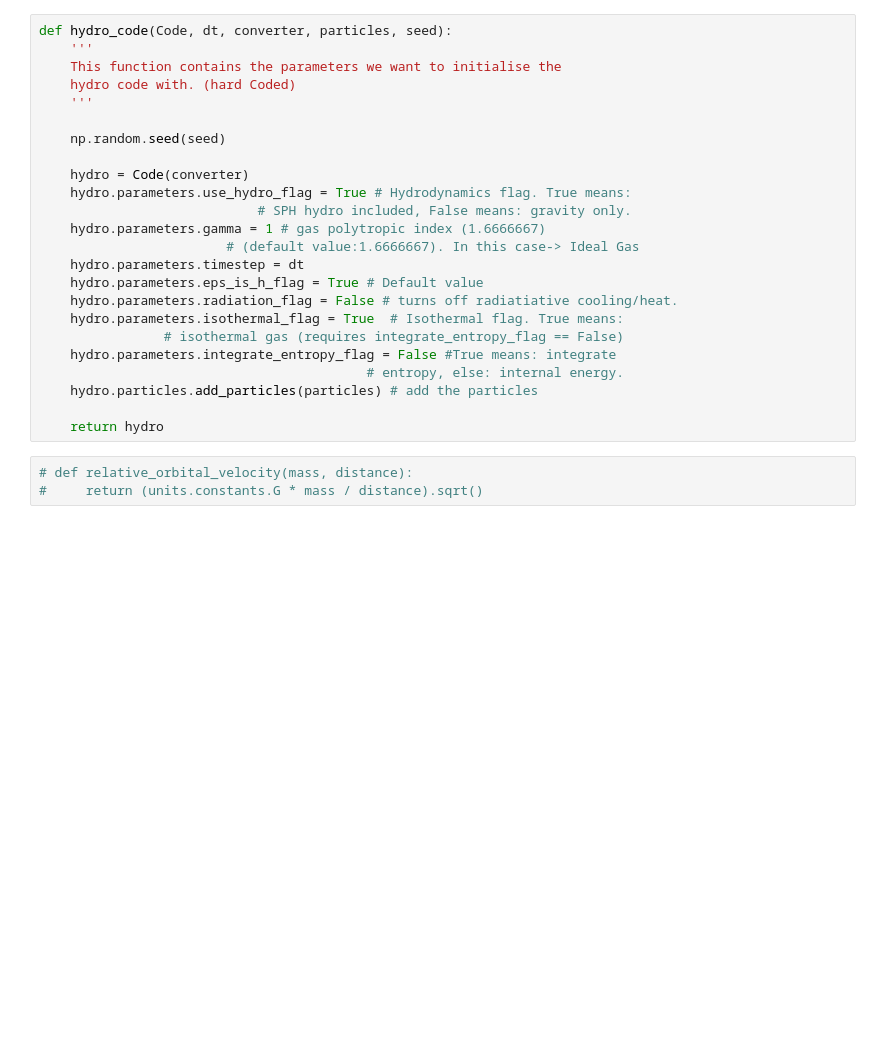
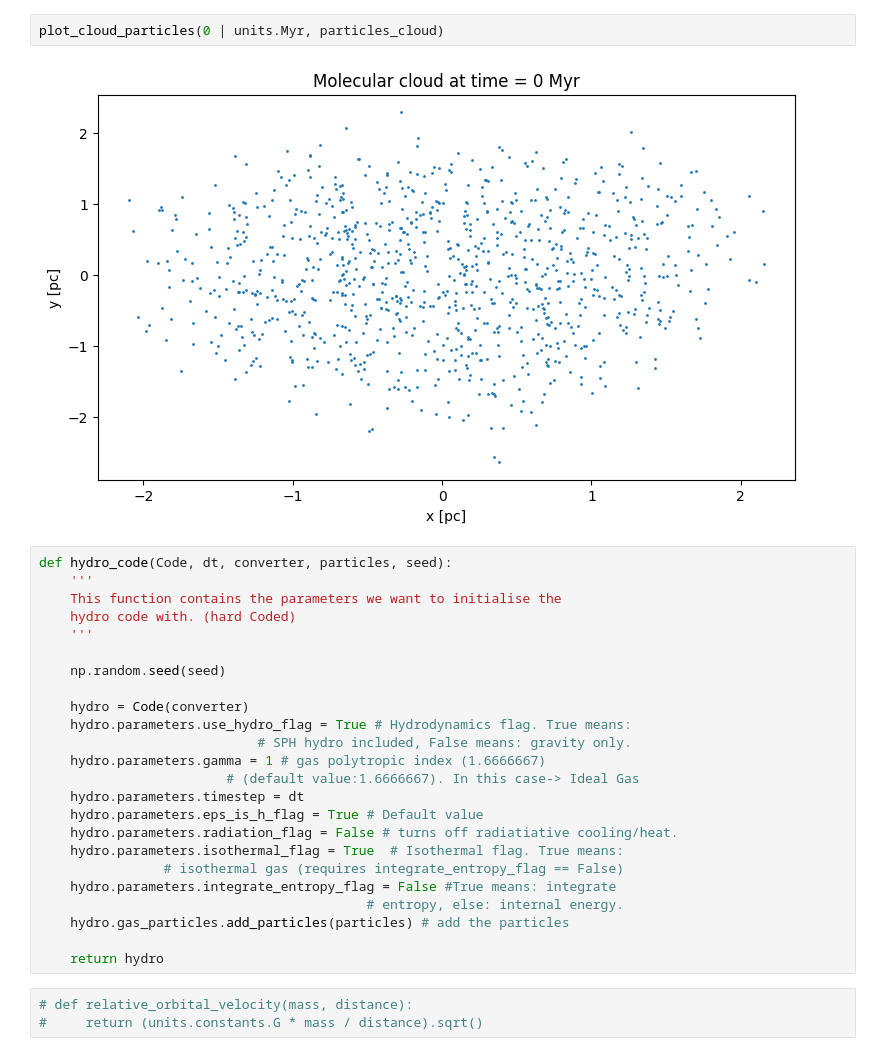
Before and after one commit to umuzigazuba/AMUSE-_project_SNOOPS, a Jupyter notebook: AMUSE_project_YESSIR/src/obriter_diagnostic.ipynb, the cells around one changed output. Saved outputs shown, nothing was run; the diff lists cells and outputs as text; blank space fills up the shorter version.

```diff
--- a/AMUSE_project_YESSIR/src/obriter_diagnostic.ipynb
+++ b/AMUSE_project_YESSIR/src/obriter_diagnostic.ipynb
@@ -31,4 +31,8 @@ Time 0.4 Myr
 Average mass of a SPH particle 0.5181347150259056.
+# %%
+plot_cloud_particles(0 | units.Myr, particles_cloud)
+# %% [output]
+[figure, added]
 # %%
 def hydro_code(Code, dt, converter, particles, seed):
     '''
@@ -50,7 +54,7 @@ def hydro_code(Code, dt, converter, particles, seed):
                 # isothermal gas (requires integrate_entropy_flag == False)
     hydro.parameters.integrate_entropy_flag = False #True means: integrate
                                           # entropy, else: internal energy.
-    hydro.particles.add_particles(particles) # add the particles
+    hydro.gas_particles.add_particles(particles) # add the particles
 
     return hydro
 # %%
```
Also changed, not shown: parts of 7 cells of this notebook, 1 other file.
